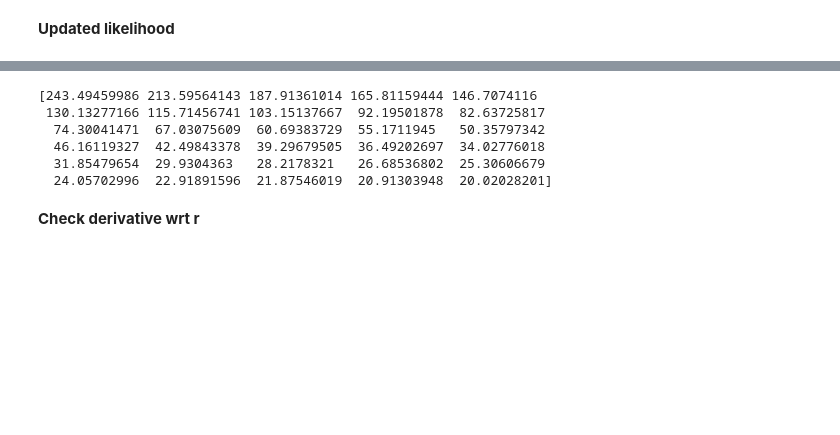
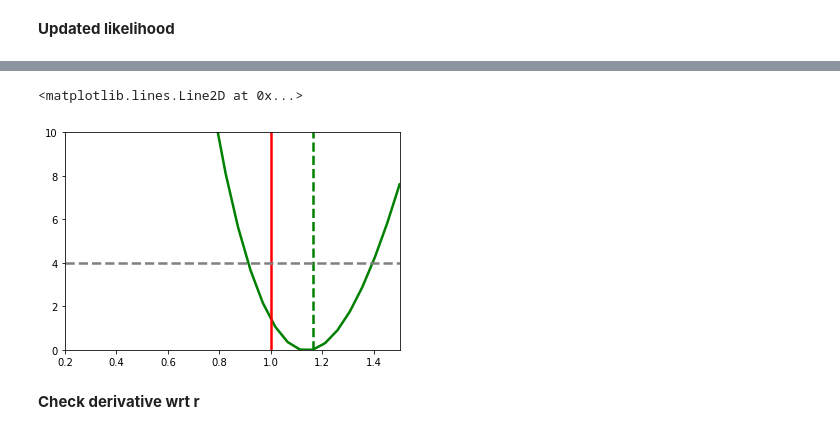
Before and after one commit to SvPoder/exoplanets, a Jupyter notebook: jupyter-notebook/reconstructed_DM_likelihood.ipynb, the cells around one changed output, grey strips where cells are left out. Drawn from its saved outputs; the diff is of its cells as text; code cells hidden in the pictures; blank space fills up the shorter version.

```diff
--- a/jupyter-notebook/reconstructed_DM_likelihood.ipynb
+++ b/jupyter-notebook/reconstructed_DM_likelihood.ipynb
@@ -1235,12 +1259,13 @@ ax.axhline(4, color="grey", ls="--", lw=2.5)
 # %%
-print(-like_f)
+fig, ax = plt.subplots()
+
+ax.plot(f, -like_f+np.max(like_f), color="green", lw=2.5);
+ax.axvline(f[np.argmax(like_f)], color="green", lw=2.5, ls="--")
+ax.axvline(f_true, color="red", lw=2.5); ax.set_ylim(0, 10); ax.set_xlim(0.2, 1.5)
+ax.axhline(4, color="grey", ls="--", lw=2.5)
 # %% [output]
-[243.49459986 213.59564143 187.91361014 165.81159444 146.7074116
- 130.13277166 115.71456741 103.15137667  92.19501878  82.63725817
-  74.30041471  67.03075609  60.69383729  55.1711945   50.35797342
-  46.16119327  42.49843378  39.29679505  36.49202697  34.02776018
-  31.85479654  29.9304363   28.2178321   26.68536802  25.30606679
-  24.05702996  22.91891596  21.87546019  20.91303948  20.02028201]
+<matplotlib.lines.Line2D at 0x...>
+[figure, added]
 # %% [markdown]
 **Check derivative wrt r**
 # %%
```
Also changed, not shown: parts of 35 cells of this notebook, 3 other files.
